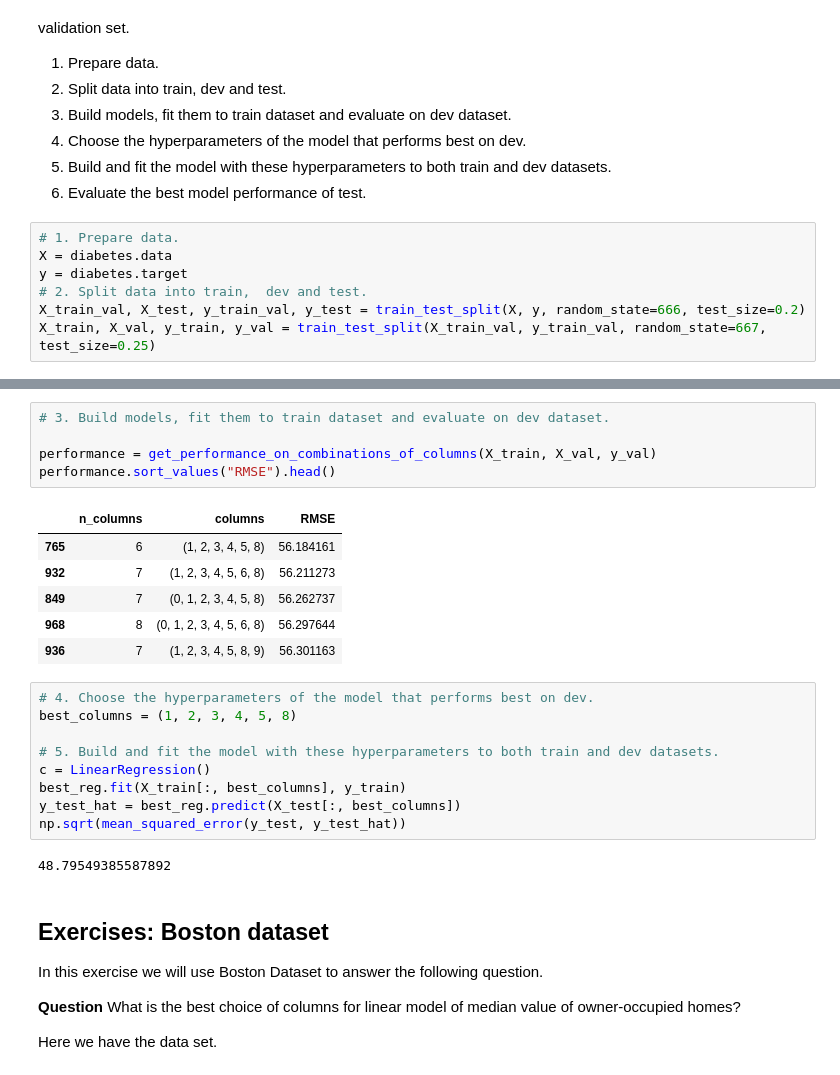
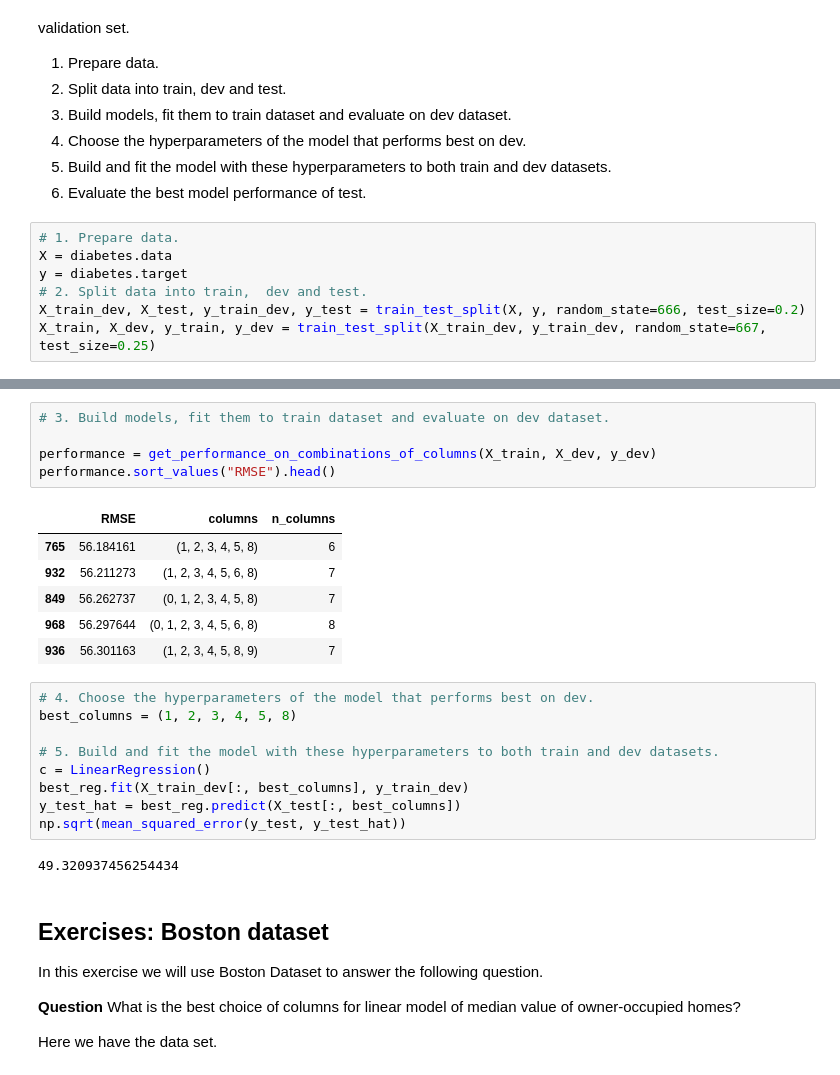
Before and after one commit to bartek-blog/bartek-blog.github.io, a Jupyter notebook: jupyter/2019-01-26-How-to-choose-best-model.ipynb, the cells around one changed output, grey strips where cells are left out. Saved outputs shown, nothing was run; the diff lists cells and outputs as text.

```diff
--- a/jupyter/2019-01-26-How-to-choose-best-model.ipynb
+++ b/jupyter/2019-01-26-How-to-choose-best-model.ipynb
@@ -252,6 +272,6 @@ However, as we have said before we have also another kind of parameters that are
 X = diabetes.data
 y = diabetes.target
 # 2. Split data into train,  dev and test.
-X_train_val, X_test, y_train_val, y_test = train_test_split(X, y, random_state=666, test_size=0.2)
-X_train, X_val, y_train, y_val = train_test_split(X_train_val, y_train_val, random_state=667, test_size=0.25)
+X_train_dev, X_test, y_train_dev, y_test = train_test_split(X, y, random_state=666, test_size=0.2)
+X_train, X_dev, y_train, y_dev = train_test_split(X_train_dev, y_train_dev, random_state=667, test_size=0.25)
 # %%
@@ -261,26 +281,26 @@ len(y_train), len(y_val), len(y_test)
 # %%
 # 3. Build models, fit them to train dataset and evaluate on dev dataset.
 
-performance = get_performance_on_combinations_of_columns(X_train, X_val, y_val)
+performance = get_performance_on_combinations_of_columns(X_train, X_dev, y_dev)
 performance.sort_values("RMSE").head()
 # %% [output]
-|  | n_columns | columns | RMSE |
-| 765 | 6 | (1, 2, 3, 4, 5, 8) | 56.184161 |
-| 932 | 7 | (1, 2, 3, 4, 5, 6, 8) | 56.211273 |
-| 849 | 7 | (0, 1, 2, 3, 4, 5, 8) | 56.262737 |
-| 968 | 8 | (0, 1, 2, 3, 4, 5, 6, 8) | 56.297644 |
-| 936 | 7 | (1, 2, 3, 4, 5, 8, 9) | 56.301163 |
+|  | RMSE | columns | n_columns |
+| 765 | 56.184161 | (1, 2, 3, 4, 5, 8) | 6 |
+| 932 | 56.211273 | (1, 2, 3, 4, 5, 6, 8) | 7 |
+| 849 | 56.262737 | (0, 1, 2, 3, 4, 5, 8) | 7 |
+| 968 | 56.297644 | (0, 1, 2, 3, 4, 5, 6, 8) | 8 |
+| 936 | 56.301163 | (1, 2, 3, 4, 5, 8, 9) | 7 |
 # %%
 # 4. Choose the hyperparameters of the model that performs best on dev.
 best_columns = (1, 2, 3, 4, 5, 8)
 
 # 5. Build and fit the model with these hyperparameters to both train and dev datasets.
 c = LinearRegression()
-best_reg.fit(X_train[:, best_columns], y_train)
+best_reg.fit(X_train_dev[:, best_columns], y_train_dev)
 y_test_hat = best_reg.predict(X_test[:, best_columns])
 np.sqrt(mean_squared_error(y_test, y_test_hat))
 # %% [output]
-48.79549385587892
+49.320937456254434
 # %% [markdown]
 ## Exercises: Boston dataset
 
```
Also changed, not shown: parts of 13 cells of this notebook, 36 other files.
